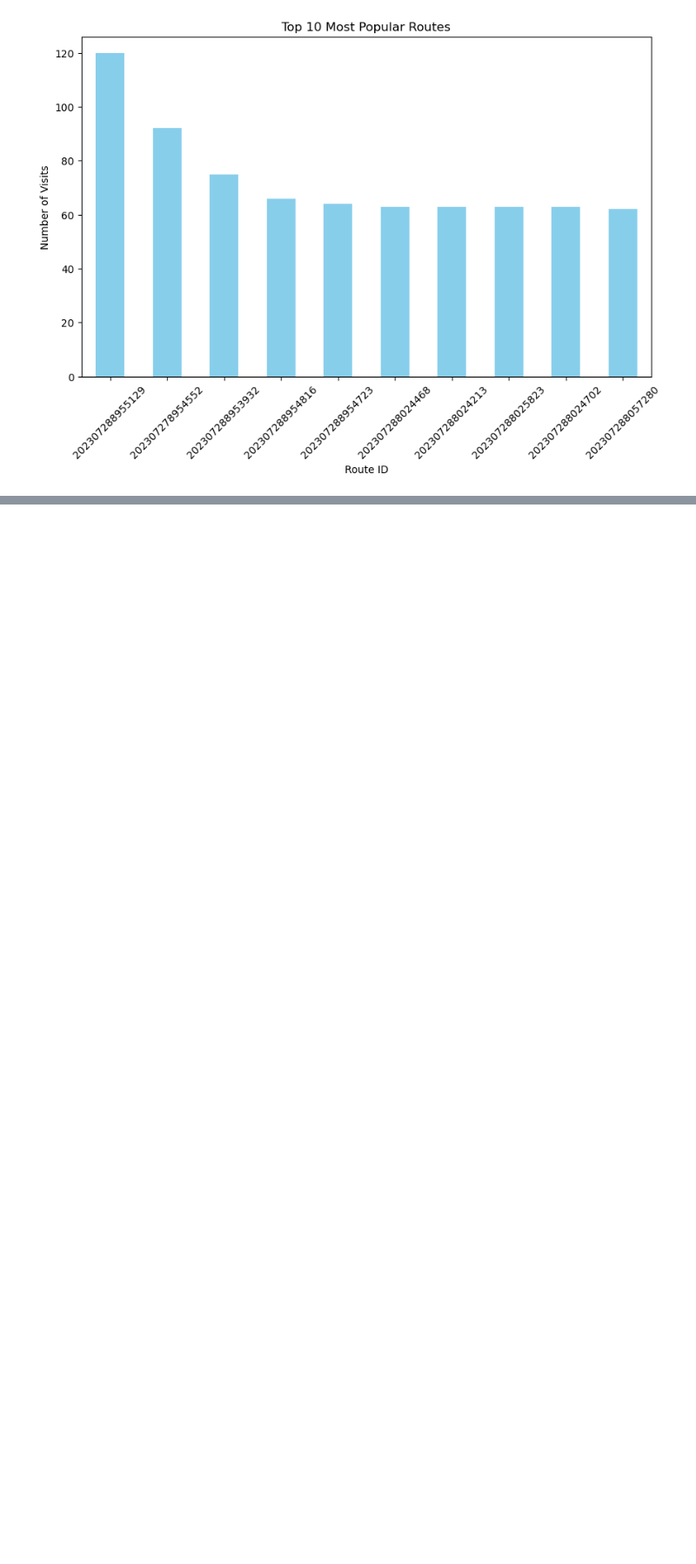
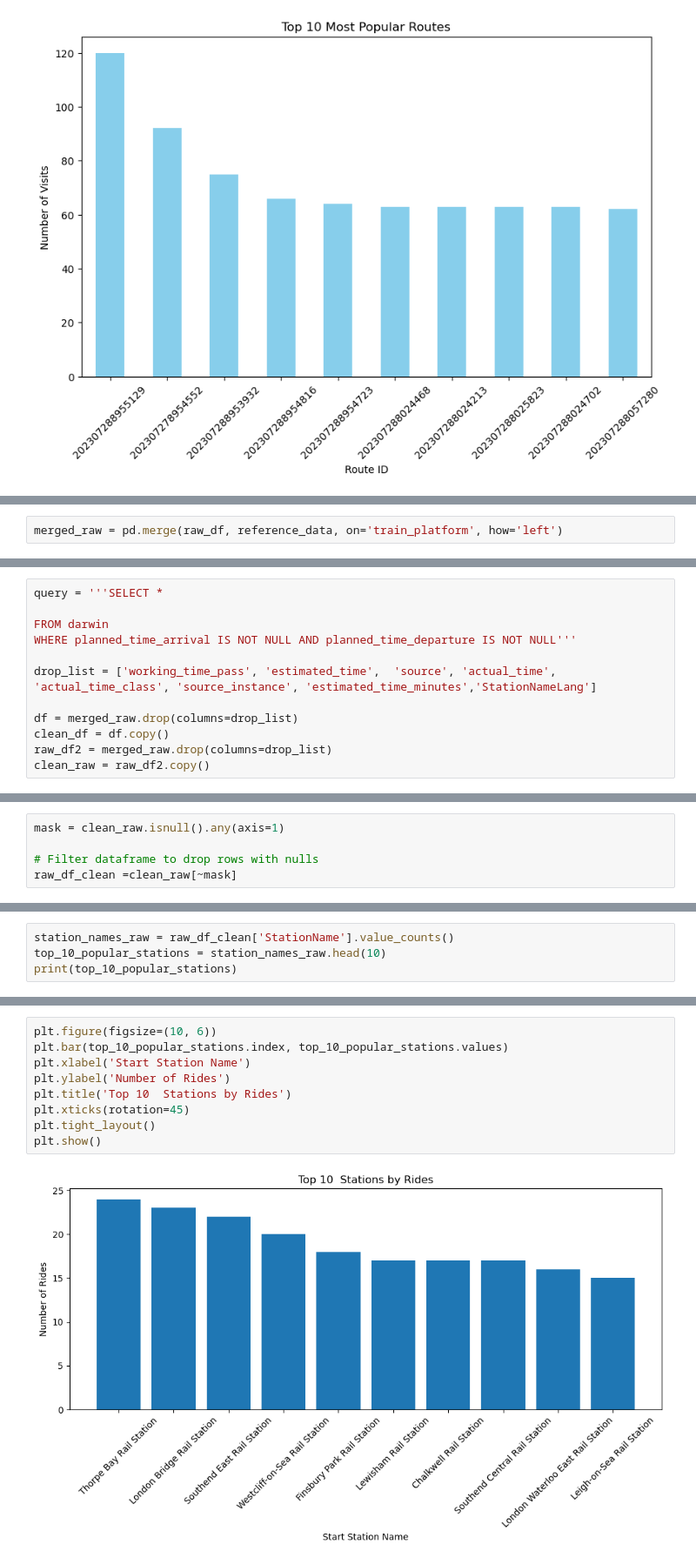
Before and after one commit to AndrewJarjis/FinalProject, a Jupyter notebook: DEprojectEDA.ipynb, the cells around one changed output, grey strips where cells are left out. Shown at 87% size. Saved outputs shown, nothing was run; the diff lists cells and outputs as text; blank space fills up the shorter version.

Commit message:
raw data EDA

```diff
--- a/DEprojectEDA.ipynb
+++ b/DEprojectEDA.ipynb
@@ -715,0 +843,2 @@ plt.show()
+# %%
+merged_raw = pd.merge(raw_df, reference_data, on='train_platform', how='left')
@@ -715,0 +899,12 @@ plt.show()
+# %%
+query = '''SELECT *
+
+FROM darwin
+WHERE planned_time_arrival IS NOT NULL AND planned_time_departure IS NOT NULL'''
+
+drop_list = ['working_time_pass', 'estimated_time',  'source', 'actual_time', 'actual_time_class', 'source_instance', 'estimated_time_minutes','StationNameLang']
+
+df = merged_raw.drop(columns=drop_list)
+clean_df = df.copy()
+raw_df2 = merged_raw.drop(columns=drop_list)
+clean_raw = raw_df2.copy()
@@ -715,0 +935,5 @@ plt.show()
+# %%
+mask = clean_raw.isnull().any(axis=1)
+
+# Filter dataframe to drop rows with nulls
+raw_df_clean =clean_raw[~mask]
@@ -715,0 +944,4 @@ plt.show()
+# %%
+station_names_raw = raw_df_clean['StationName'].value_counts()
+top_10_popular_stations = station_names_raw.head(10)
+print(top_10_popular_stations)
@@ -715,0 +960,11 @@ plt.show()
+# %%
+plt.figure(figsize=(10, 6))
+plt.bar(top_10_popular_stations.index, top_10_popular_stations.values)
+plt.xlabel('Start Station Name')
+plt.ylabel('Number of Rides')
+plt.title('Top 10  Stations by Rides')
+plt.xticks(rotation=45)
+plt.tight_layout()
+plt.show()
+# %% [output]
+[figure, added]
```
Also changed, not shown: parts of 36 cells of this notebook.
